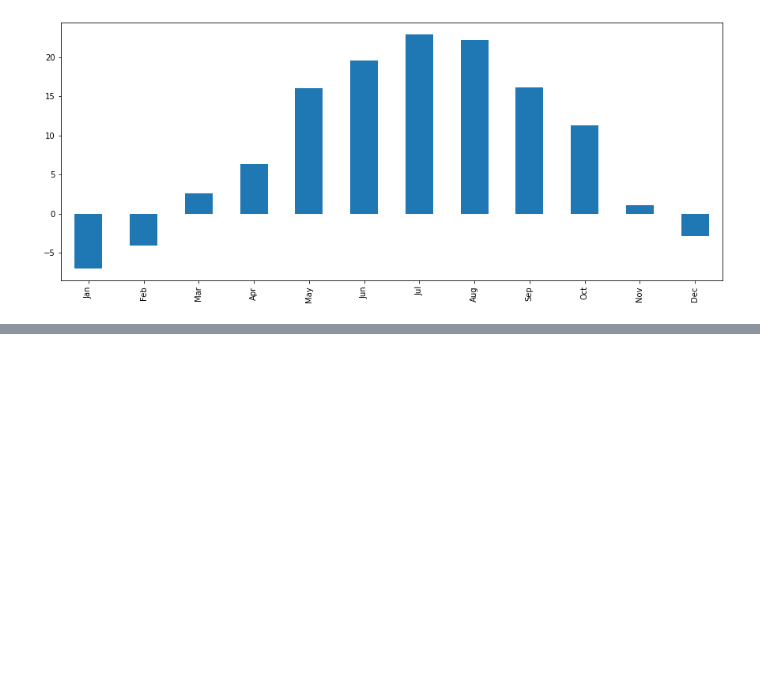
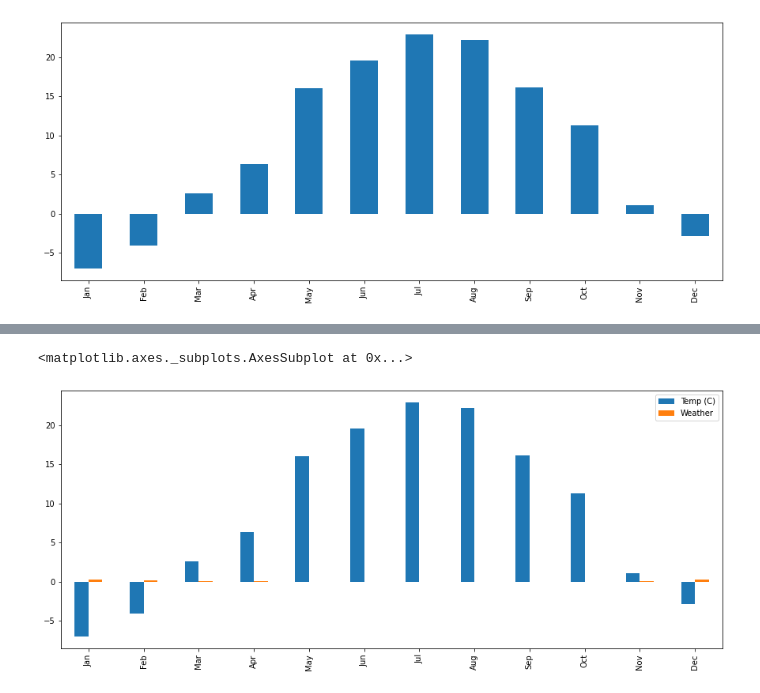
Before and after one commit to ZhangSteven/notebooks, a Jupyter notebook: cookbook_ch05.ipynb, the cells around one changed output, grey strips where cells are left out. Drawn from its saved outputs; the diff is of its cells as text; code cells hidden in the pictures; blank space fills up the shorter version.

```diff
--- a/cookbook_ch05.ipynb
+++ b/cookbook_ch05.ipynb
@@ -87,0 +116,3 @@ monthlyMedian.plot(kind='bar', figsize=(15,6))
+# %%
+stats = pd.concat([monthlyMedian, snowiness], axis=1) # they have the same index, make sure axis=1, combine as 2 columns
+stats
@@ -87,0 +133,5 @@ monthlyMedian.plot(kind='bar', figsize=(15,6))
+# %%
+stats.plot(kind='bar', figsize=(15,6)) # works, but two sets of data not of the same scale
+# %% [output]
+<matplotlib.axes._subplots.AxesSubplot at 0x...>
+[figure, added]
```
Also changed, not shown: parts of 9 cells of this notebook, 3 other files.
